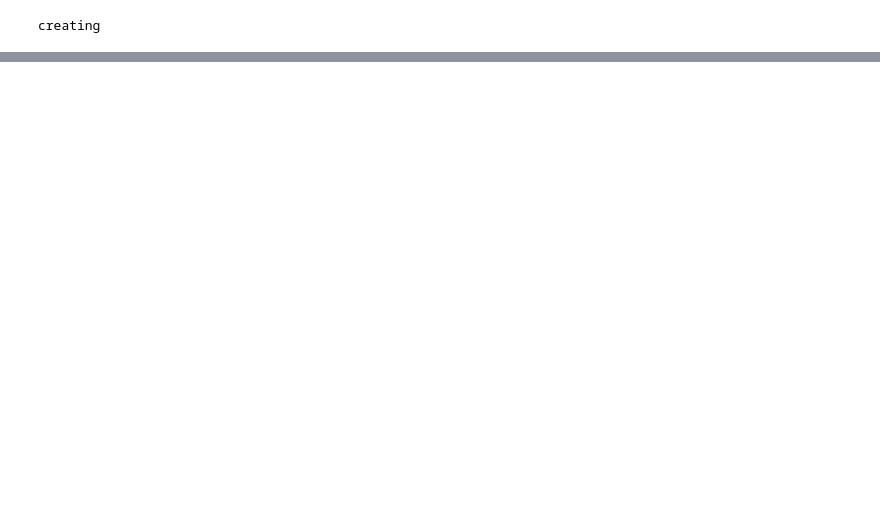
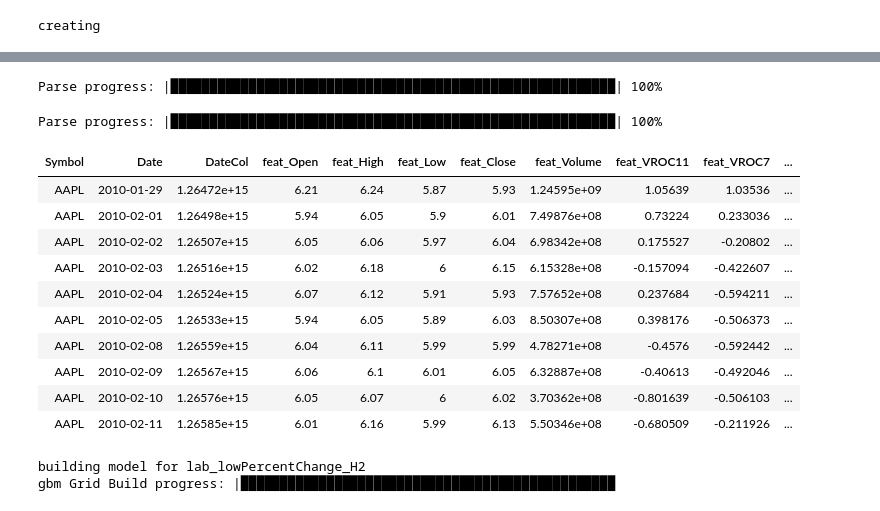
Before and after one commit to TalkData2Me/uyulala, a Jupyter notebook: greatRiddleGate/testing.ipynb, the cells around one changed output, grey strips where cells are left out. Cells and saved outputs as stored; diff of their text form; code cells hidden in the pictures; blank space fills up the shorter version.

```diff
--- a/greatRiddleGate/testing.ipynb
+++ b/greatRiddleGate/testing.ipynb
@@ -225,0 +213,52 @@ ootMonths = YrMos[-int(len(YrMos)*0.1):] #use latest 10% of months as holdout se
+# %%
+fullDF = h2o.import_file(path=os.path.join(uyulala.dataDir,'transformed',folderName),pattern = "(%s)" % ('|'.join(sampledFiles),),col_types={'DateCol':'enum','Date':'enum'}).na_omit().merge(h2o.import_file(path=os.path.join(uyulala.dataDir,'labeled',folderName),pattern = ".*\.parquet",col_types={'DateCol':'enum','Date':'enum'}).na_omit()).na_omit()
+fullDF
+# %% [output]
+Parse progress: |█████████████████████████████████████████████████████████| 100%
+Parse progress: |█████████████████████████████████████████████████████████| 100%
+| Symbol | Date | DateCol | feat_Open | feat_High | feat_Low | feat_Close | feat_Volume | feat_VROC11 | feat_VROC7 | ... |
+| AAPL | 2010-01-29 | 1.26472e+15 | 6.21 | 6.24 | 5.87 | 5.93 | 1.24595e+09 | 1.05639 | 1.03536 | ... |
+| AAPL | 2010-02-01 | 1.26498e+15 | 5.94 | 6.05 | 5.9 | 6.01 | 7.49876e+08 | 0.73224 | 0.233036 | ... |
+| AAPL | 2010-02-02 | 1.26507e+15 | 6.05 | 6.06 | 5.97 | 6.04 | 6.98342e+08 | 0.175527 | -0.20802 | ... |
+| AAPL | 2010-02-03 | 1.26516e+15 | 6.02 | 6.18 | 6 | 6.15 | 6.15328e+08 | -0.157094 | -0.422607 | ... |
+| AAPL | 2010-02-04 | 1.26524e+15 | 6.07 | 6.12 | 5.91 | 5.93 | 7.57652e+08 | 0.237684 | -0.594211 | ... |
+| AAPL | 2010-02-05 | 1.26533e+15 | 5.94 | 6.05 | 5.89 | 6.03 | 8.50307e+08 | 0.398176 | -0.506373 | ... |
+| AAPL | 2010-02-08 | 1.26559e+15 | 6.04 | 6.11 | 5.99 | 5.99 | 4.78271e+08 | -0.4576 | -0.592442 | ... |
+| AAPL | 2010-02-09 | 1.26567e+15 | 6.06 | 6.1 | 6.01 | 6.05 | 6.32887e+08 | -0.40613 | -0.492046 | ... |
+| AAPL | 2010-02-10 | 1.26576e+15 | 6.05 | 6.07 | 6 | 6.02 | 3.70362e+08 | -0.801639 | -0.506103 | ... |
+| AAPL | 2010-02-11 | 1.26585e+15 | 6.01 | 6.16 | 5.99 | 6.13 | 5.50346e+08 | -0.680509 | -0.211926 | ... |
+# %%
+### HYPERPARAMETER TUNING AND VARIABLE SELECTION
+features = [s for s in fullDF.columns if "feat_" in s]
+#features = [s for s in fullDF.columns if "PC" in s]
+labels = [s for s in fullDF.columns if "lab_" in s]
+
+timePerRun = int(60*60*.5)
+
+label = labels[0]
+quantile_alpha=.05
+perf_metric='mae'
+
+print('building model for {}'.format(label))
+# GBM hyperparameters
+hyper_params = {'learn_rate': [i * 0.01 for i in range(1,21,2)],
+                'max_depth': list(range(2, 11, 2)),
+                'sample_rate': [i * 0.1 for i in range(5, 10)],
+                'col_sample_rate': [i * 0.1 for i in range(3, 10)],
+                'col_sample_rate_per_tree': [i * 0.1 for i in range(5, 8)],
+                'min_rows': [50, 100, 500],
+                'min_split_improvement': [1e-3, 1e-5]}
+# Search criteria
+search_criteria = {'strategy':'RandomDiscrete', 'max_models':1000, 'max_runtime_secs':timePerRun,
+                    'stopping_metric':perf_metric, 'stopping_rounds':5, 'stopping_tolerance':0.0001}
+gbm = H2OGradientBoostingEstimator(distribution="quantile", quantile_alpha = quantile_alpha, nfolds = 6, ntrees=500, learn_rate_annealing=0.99)
+# Train and validate a random grid of GBMs
+gbm_grid = H2OGridSearch(model=gbm,
+                          grid_id='gbm_grid_{}'.format(label),
+                          hyper_params=hyper_params,
+                          search_criteria=search_criteria,parallelism=0)
+gbm_grid.train(x=features,y=label,training_frame=fullDF,weights_column='weights')
+gbm_gridperf=gbm_grid.get_grid(sort_by=perf_metric,decreasing=False,)
+# %% [output]
+building model for lab_lowPercentChange_H2
+gbm Grid Build progress: |████████████████████████████████████████████████
```
Also changed, not shown: parts of 15 cells of this notebook, 1 other file.
